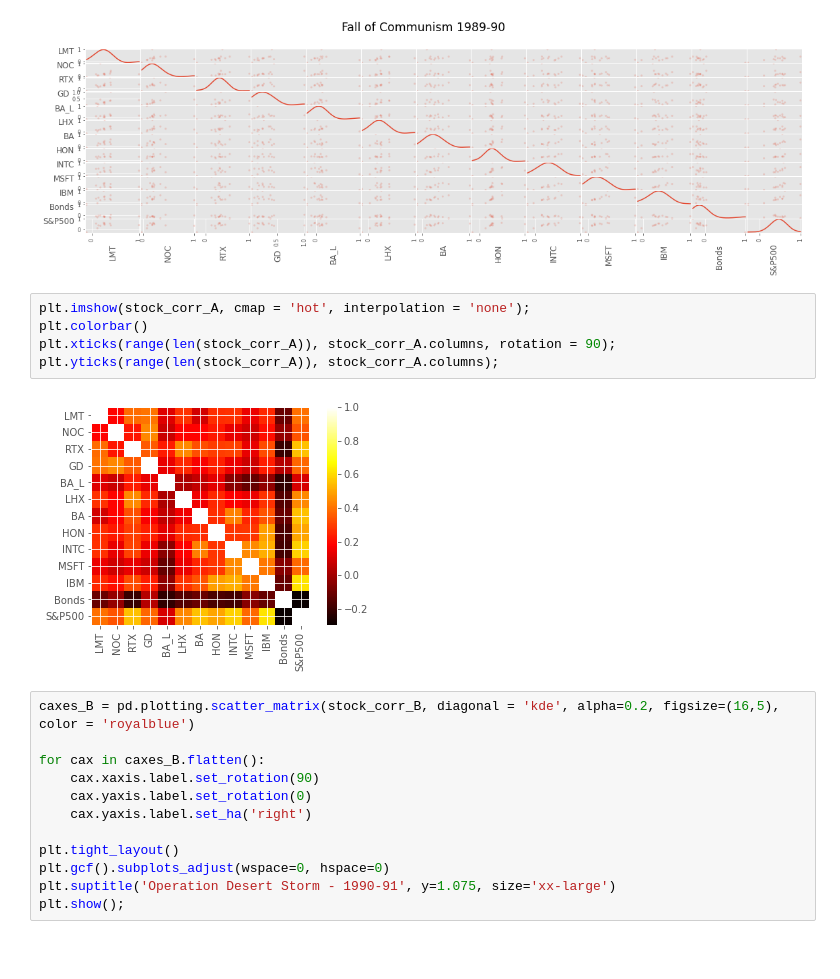
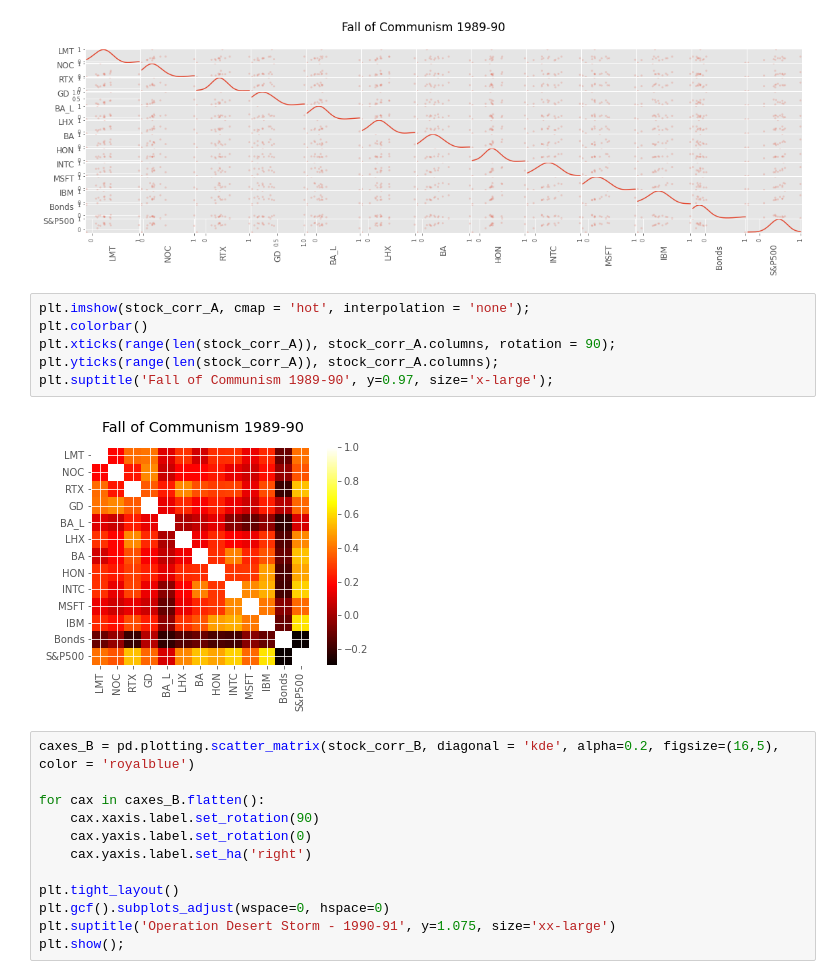
Before and after one commit to zchap40/Project1, a Jupyter notebook: Sadek_DefenseStocks_Project1.ipynb, the cells around one changed output. Cells and saved outputs as stored; diff of their text form; blank space fills up the shorter version.

```diff
--- a/Sadek_DefenseStocks_Project1.ipynb
+++ b/Sadek_DefenseStocks_Project1.ipynb
@@ -515,10 +531,11 @@ plt.show();
 # %%
 plt.imshow(stock_corr_A, cmap = 'hot', interpolation = 'none');
 plt.colorbar()
 plt.xticks(range(len(stock_corr_A)), stock_corr_A.columns, rotation = 90);
 plt.yticks(range(len(stock_corr_A)), stock_corr_A.columns);
+plt.suptitle('Fall of Communism 1989-90', y=0.97, size='x-large');
 # %% [output]
-[figure, old version]
+[figure, new version]
 # %%
 caxes_B = pd.plotting.scatter_matrix(stock_corr_B, diagonal = 'kde', alpha=0.2, figsize=(16,5), color = 'royalblue')
 
```
Also changed, not shown: parts of 5 cells of this notebook, 18 other files.
